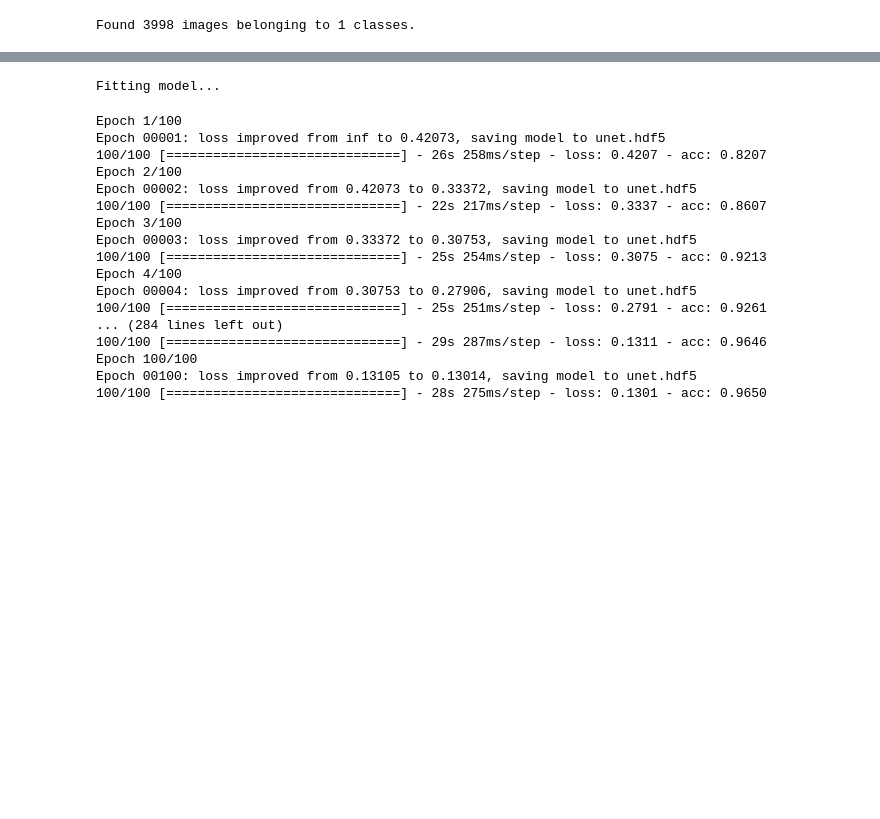
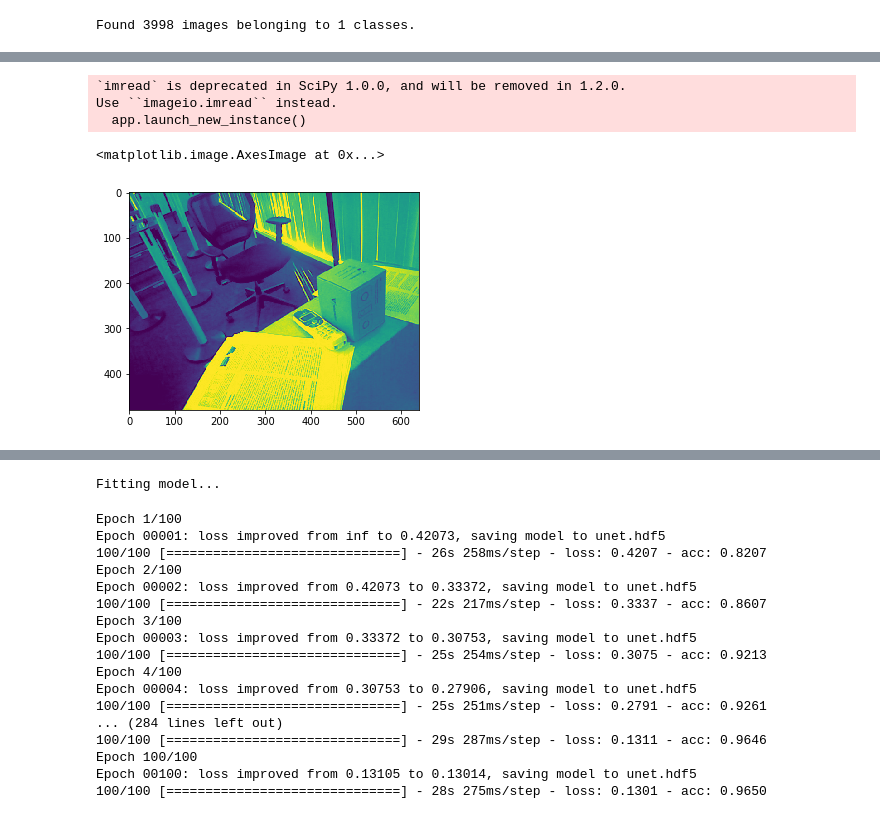
Before and after one commit to RobotLocomotion/spartan, a Jupyter notebook: src/DepthSim/python/pixel-wise-cnnNew.ipynb, the cells around one changed output, grey strips where cells are left out. Saved outputs shown, nothing was run; the diff lists cells and outputs as text; code cells hidden in the pictures; blank space fills up the shorter version.

```diff
--- a/src/DepthSim/python/pixel-wise-cnnNew.ipynb
+++ b/src/DepthSim/python/pixel-wise-cnnNew.ipynb
@@ -117,0 +142,28 @@ Found 3998 images belonging to 1 classes.
+# %%
+
+def generate_data_custom(depth_as_mask=True,img_height=480,img_width=640,batch_size=2,path="/media/drc/DATA/chris_labelfusion/CORL2017/test_data/",dir_name = "test/",filter_files = None,func=None):
+
+	rgb_path = path+"rgb/"+dir_name
+	depth_path = path+"depth/"+ dir_name
+	gtdepth_path = path+"gtdepth/" + dir_name
+	normal_path = path+"normal/" + dir_name
+
+	rgb = np.sort(os.listdir(rgb_path))
+	normal = np.sort(os.listdir(normal_path))
+	depth = np.sort(os.listdir(depth_path))
+	gtdepth = np.sort(os.listdir(gtdepth_path))
+
+	if filter_files:
+		rgb = np.sort(filter(lambda x: filter_files in x, rgb))
+		normal = np.sort(filter(lambda x: filter_files in x, normal))
+		depth = np.sort(filter(lambda x: filter_files in x, depth))
+		gtdepth = np.sort(filter(lambda x: filter_files in x, gtdepth))
+
+	i = 0
+	while True:
+		rgb_img = grab_frame(rgb,i,rgb_path,func)
+		normal_img = grab_frame(normal,i,normal_path,func)
+		gtdepth_img = grab_frame(gtdepth,i,gtdepth_path,func)
+		depth_img = grab_frame(depth,i,depth_path,func)
+		stack = stack_frames(gtdepth_img,normal_img,rgb_img,img_height,img_width)
+		yield stack
@@ -118,3 +193,14 @@ Found 3998 images belonging to 1 classes.
+# %%
+gen  = generate_data_custom(func=normalize)
+# %%
+%matplotlib inline
+plt.imshow(np.reshape(gen.next()[0,:,:,4],(480,640)))
+# %% [output]
+`imread` is deprecated in SciPy 1.0.0, and will be removed in 1.2.0.
+Use ``imageio.imread`` instead.
+  app.launch_new_instance()
+<matplotlib.image.AxesImage at 0x...>
+[figure, added]
 # %%
 a = gt_generator2.next()
 # %%
```
Also changed, not shown: parts of 24 cells of this notebook, 7 other files.
